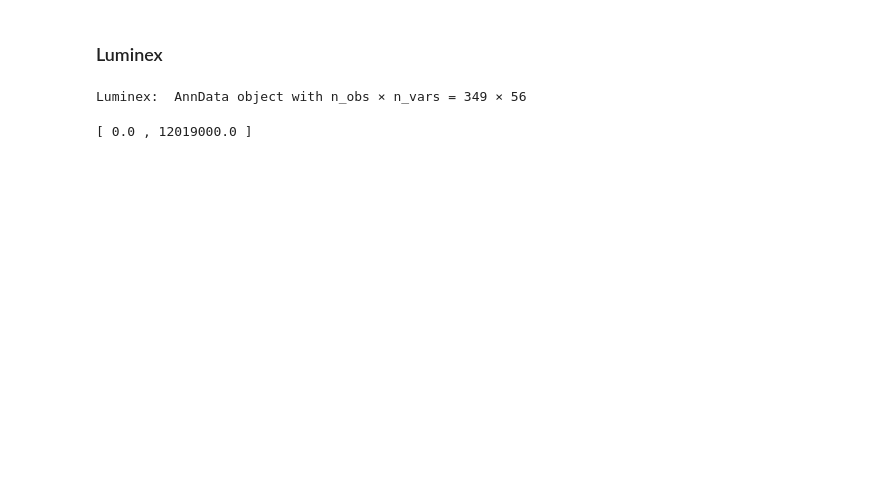
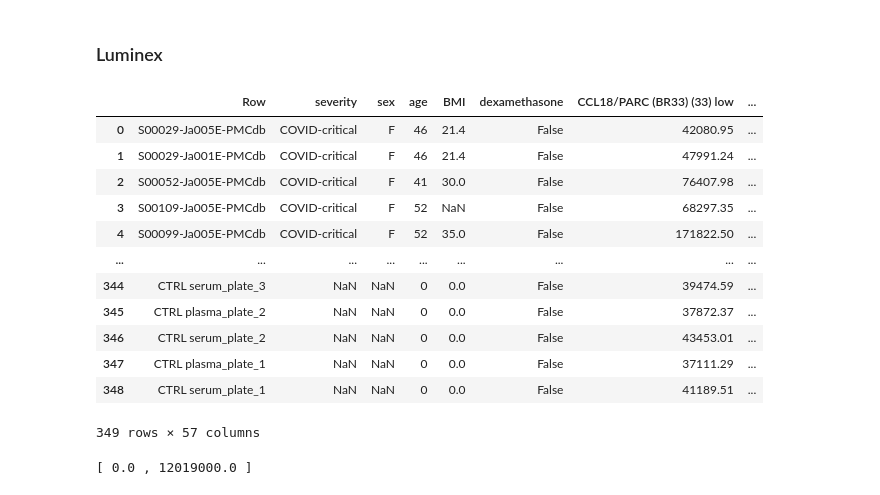
Before and after one commit to theislab/integraph, a Jupyter notebook: notebooks/data.ipynb, the cells around one changed output. Saved outputs shown, nothing was run; the diff lists cells and outputs as text; code cells hidden in the pictures; blank space fills up the shorter version.

```diff
--- a/notebooks/data.ipynb
+++ b/notebooks/data.ipynb
@@ -229,8 +287,40 @@ df_bulkRNA.to_excel(os.path.join(out_path,"stats/single/summary_bulkRNA.xlsx"))
 # %% [markdown]
 ### Luminex
-# %%
-luminex = read("Oxford data_output_combined", "xlsx", "All data")
-print("Luminex: ", luminex, "\n\n")
-# %% [output]
-Luminex:  AnnData object with n_obs × n_vars = 349 × 56
+# %%
+luminex = pd.read_excel(os.path.join(raw,"luminex.xlsx"),"All data" )
+
+if not os.path.exists(os.path.join(preprocessed,"luminex_pp.h5ad")):
+
+    luminex_ad = ad.AnnData(luminex.iloc[:,6:])
+    luminex_ad.obs["PID"] = luminex["Row"].to_list()
+    luminex_ad.obs["Disease"] = luminex["severity"].to_list()
+    luminex_ad.obs["Sex"] = luminex["sex"].to_list()
+    luminex_ad.obs["Age"] = luminex["age"].to_list()
+    luminex_ad.obs["BMI"] = luminex["BMI"].to_list()
+    luminex_ad.obs["Dexamethasone"] = luminex["dexamethasone"].to_list()
+
+    luminex_ctrl = luminex["Row"][-34:].to_list() # The last 34 observations are control observations
+    luminex_patients = [n.split("-")[0] for n in luminex["Row"][:-34].to_list()] # Remove the date from the patient IDs
+    luminex_ad.obs["COMBAT_ID"] = luminex_patients + luminex_ctrl # Patient Combat IDs are observations
+
+    luminex_ad.write_h5ad(os.path.join(preprocessed,"luminex_pp.h5ad"))
+
+else:
+    bulkRNA_ad = ad.read_h5ad(os.path.join(preprocessed,"luminex_pp.h5ad"))
+
+luminex
+# %% [output]
+|  | Row | severity | sex | age | BMI | dexamethasone | CCL18/PARC (BR33) (33) low | ... |
+| 0 | S00029-Ja005E-PMCdb | COVID-critical | F | 46 | 21.4 | False | 42080.95 | ... |
+| 1 | S00029-Ja001E-PMCdb | COVID-critical | F | 46 | 21.4 | False | 47991.24 | ... |
+| 2 | S00052-Ja005E-PMCdb | COVID-critical | F | 41 | 30.0 | False | 76407.98 | ... |
+| 3 | S00109-Ja005E-PMCdb | COVID-critical | F | 52 | NaN | False | 68297.35 | ... |
+| 4 | S00099-Ja005E-PMCdb | COVID-critical | F | 52 | 35.0 | False | 171822.50 | ... |
+| ... | ... | ... | ... | ... | ... | ... | ... | ... |
+| 344 | CTRL serum_plate_3 | NaN | NaN | 0 | 0.0 | False | 39474.59 | ... |
+| 345 | CTRL plasma_plate_2 | NaN | NaN | 0 | 0.0 | False | 37872.37 | ... |
+| 346 | CTRL serum_plate_2 | NaN | NaN | 0 | 0.0 | False | 43453.01 | ... |
+| 347 | CTRL plasma_plate_1 | NaN | NaN | 0 | 0.0 | False | 37111.29 | ... |
+| 348 | CTRL serum_plate_1 | NaN | NaN | 0 | 0.0 | False | 41189.51 | ... |
+349 rows × 57 columns
 # %%
```
Also changed, not shown: parts of 65 cells of this notebook, 2 other files.
